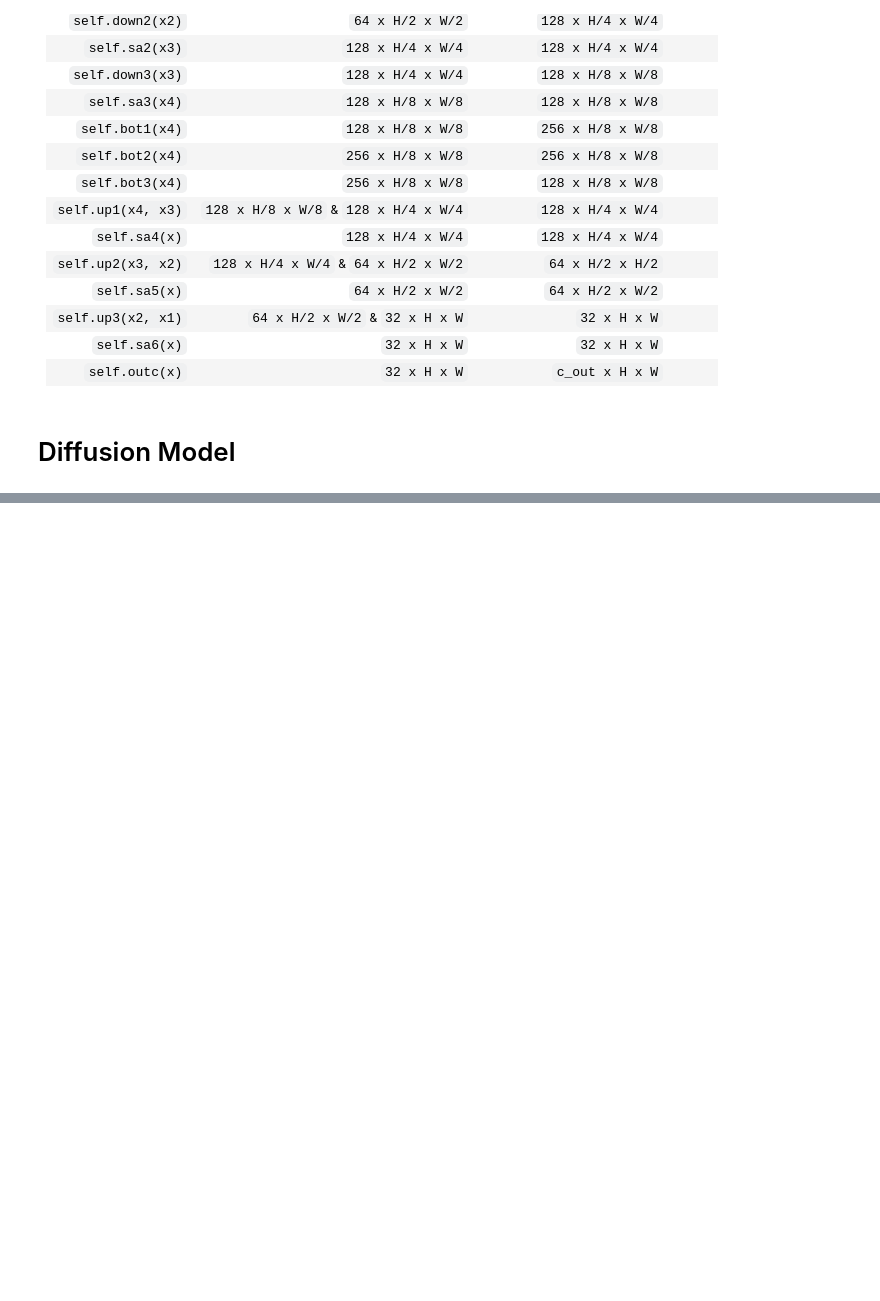
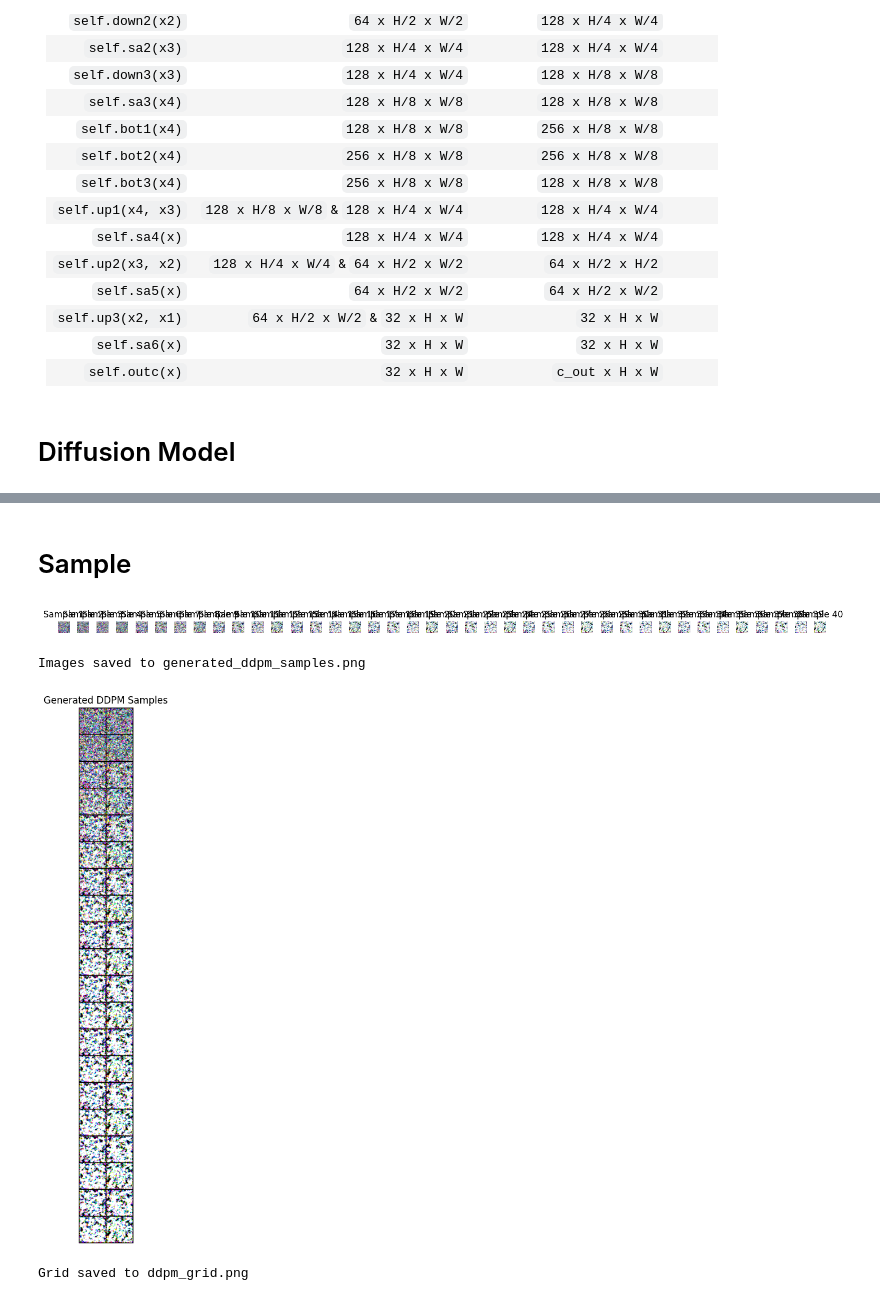
Before and after one commit to RueiBinLi/Generative-Model, a Jupyter notebook: HW1_DDPM/DDPM.ipynb, the cells around one changed output, grey strips where cells are left out. Cells and saved outputs as stored; diff of their text form; code cells hidden in the pictures; blank space fills up the shorter version.

```diff
--- a/HW1_DDPM/DDPM.ipynb
+++ b/HW1_DDPM/DDPM.ipynb
@@ -267,0 +331,2 @@ torch.Size([4, 3, 64, 64])
+# %% [markdown]
+# Sample
@@ -267,0 +420,12 @@ torch.Size([4, 3, 64, 64])
+# %%
+sample_images = diffusion.sample(model=model, n=4, image_channels=3)
+# Plot the generated images
+plot_sample_images(sample_images, 'generated_ddpm_samples.png')
+
+# Create and display image grid
+create_image_grid(sample_images, 'ddpm_grid.png', nrow=2)
+# %% [output]
+[figure, added]
+Images saved to generated_ddpm_samples.png
+[figure, added]
+Grid saved to ddpm_grid.png
```
Also changed, not shown: parts of 7 cells of this notebook.
